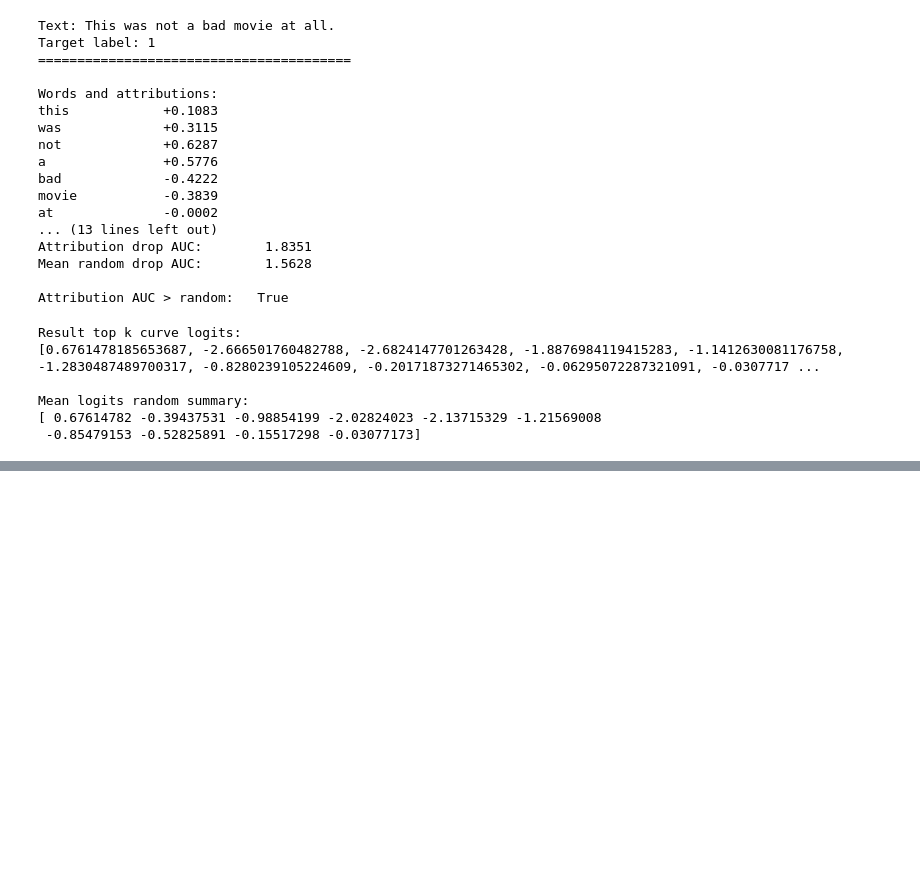
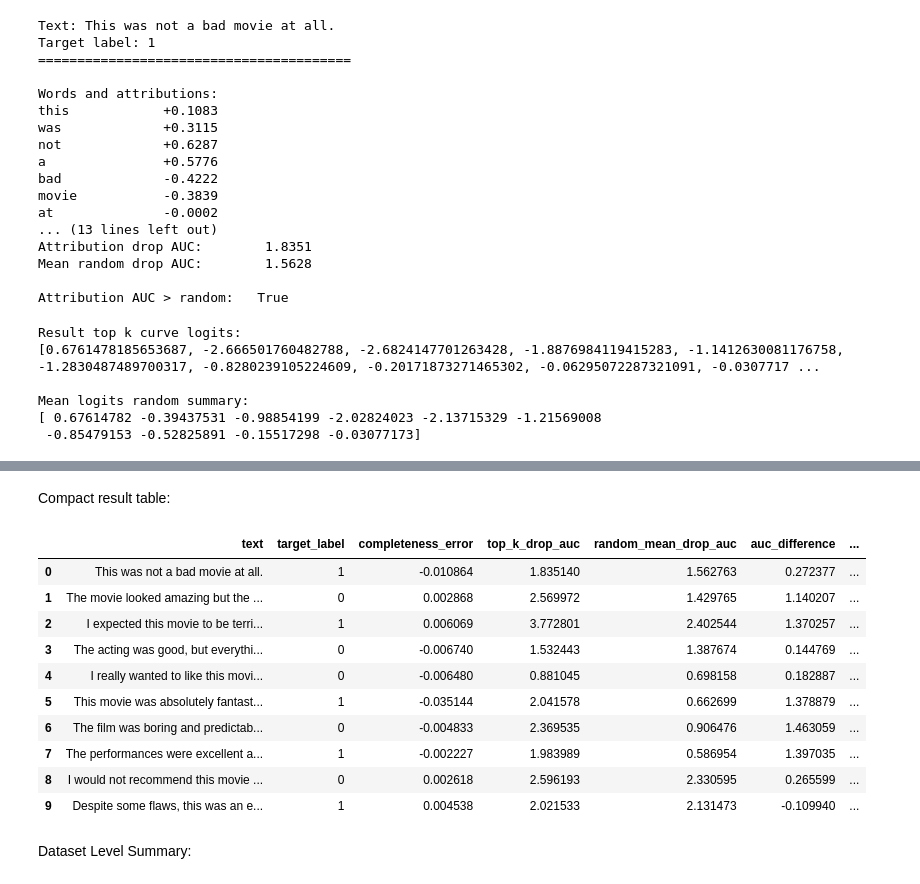
Before and after one commit to jordan-dsouza/xray-transformers, a Jupyter notebook: notebooks/exploration.ipynb, the cells around one changed output, grey strips where cells are left out. Saved outputs shown, nothing was run; the diff lists cells and outputs as text; code cells hidden in the pictures; blank space fills up the shorter version.

Commit message:
Added "probability-based deletion evaluation" to evaluation.py, edits made to exploration

```diff
--- a/notebooks/exploration.ipynb
+++ b/notebooks/exploration.ipynb
@@ -733,0 +738,15 @@ Mean logits random summary:
+# %%
+test_texts = [
+    "This was not a bad movie at all.",
+    "The movie looked amazing but the story was painfully boring.",
+    "I expected this movie to be terrible, but it was actually wonderful.",
+    "The acting was good, but everything else was disappointing.",
+    "I really wanted to like this movie, but unfortunately it was awful.",
+    "This movie was absolutely fantastic and I loved every minute of it.",
+    "The film was boring and predictable from beginning to end.",
+    "The performances were excellent and the story was engaging.",
+    "I would not recommend this movie to anyone.",
+    "Despite some flaws, this was an enjoyable movie."
+]
+
+print("Number of test examples:", len(test_texts))
@@ -733,0 +795,52 @@ Mean logits random summary:
+# %% [markdown]
+Compact result table:
+# %%
+import pandas as pd
+
+evaluation_rows = []
+
+for result in results:
+
+    faithfulness = result["faithfulness"]
+
+    evaluation_rows.append({
+        "text": result["text"],
+        "target_label": result["target_label"],
+        "completeness_error": float(
+            result["completeness_error"]
+        ),
+        "top_k_drop_auc": faithfulness[
+            "top_k_drop_auc"
+        ],
+        "random_mean_drop_auc": faithfulness[
+            "random_mean_drop_auc"
+        ],
+        "auc_difference": (
+            faithfulness["top_k_drop_auc"]
+            -
+            faithfulness["random_mean_drop_auc"]
+        ),
+        "top_k_auc_higher": faithfulness[
+            "top_k_auc_higher"
+        ]
+    })
+
+results_df = pd.DataFrame(
+    evaluation_rows
+)
+
+results_df
+# %% [output]
+|  | text | target_label | completeness_error | top_k_drop_auc | random_mean_drop_auc | auc_difference | ... |
+| 0 | This was not a bad movie at all. | 1 | -0.010864 | 1.835140 | 1.562763 | 0.272377 | ... |
+| 1 | The movie looked amazing but the ... | 0 | 0.002868 | 2.569972 | 1.429765 | 1.140207 | ... |
+| 2 | I expected this movie to be terri... | 1 | 0.006069 | 3.772801 | 2.402544 | 1.370257 | ... |
+| 3 | The acting was good, but everythi... | 0 | -0.006740 | 1.532443 | 1.387674 | 0.144769 | ... |
+| 4 | I really wanted to like this movi... | 0 | -0.006480 | 0.881045 | 0.698158 | 0.182887 | ... |
+| 5 | This movie was absolutely fantast... | 1 | -0.035144 | 2.041578 | 0.662699 | 1.378879 | ... |
+| 6 | The film was boring and predictab... | 0 | -0.004833 | 2.369535 | 0.906476 | 1.463059 | ... |
+| 7 | The performances were excellent a... | 1 | -0.002227 | 1.983989 | 0.586954 | 1.397035 | ... |
+| 8 | I would not recommend this movie ... | 0 | 0.002618 | 2.596193 | 2.330595 | 0.265599 | ... |
+| 9 | Despite some flaws, this was an e... | 1 | 0.004538 | 2.021533 | 2.131473 | -0.109940 | ... |
+# %% [markdown]
+Dataset Level Summary:
```
Also changed, not shown: parts of 12 cells of this notebook, 1 other file.
